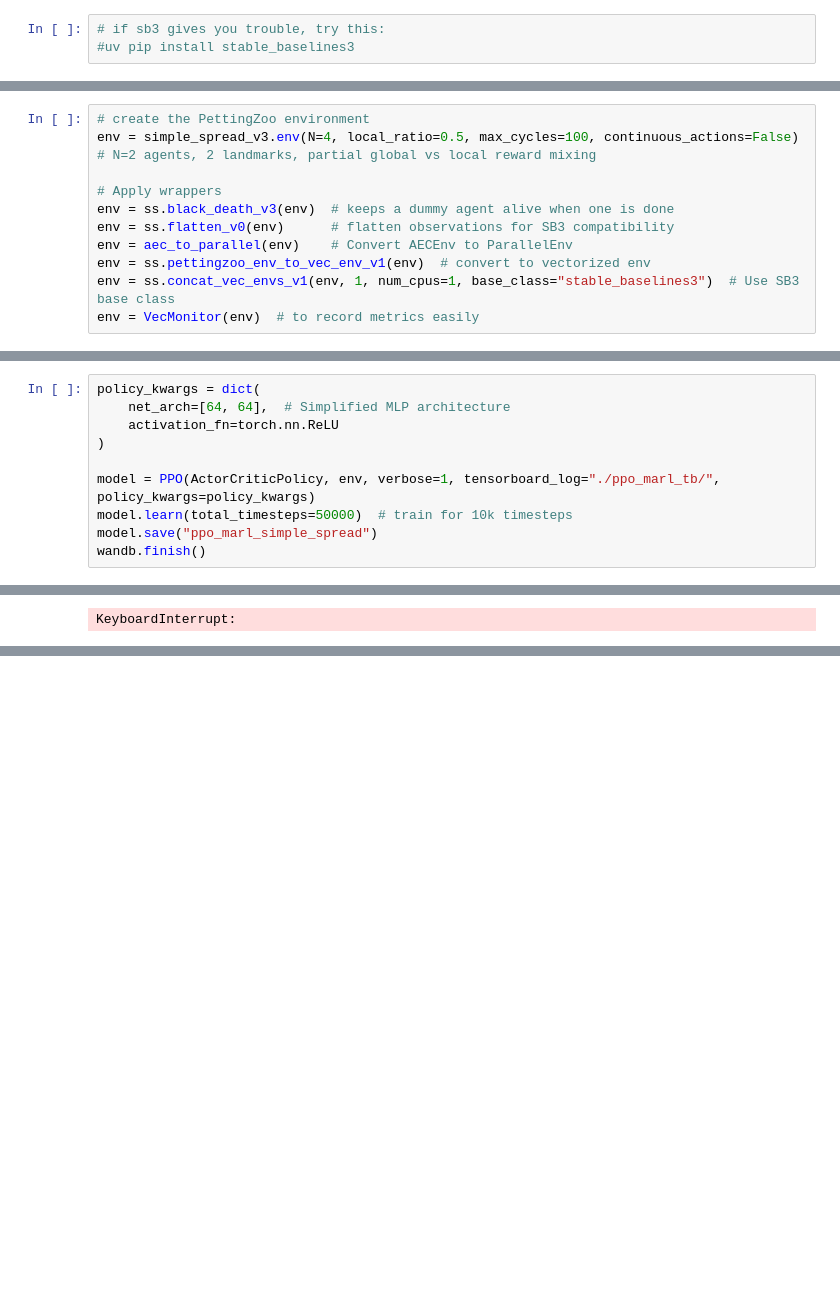
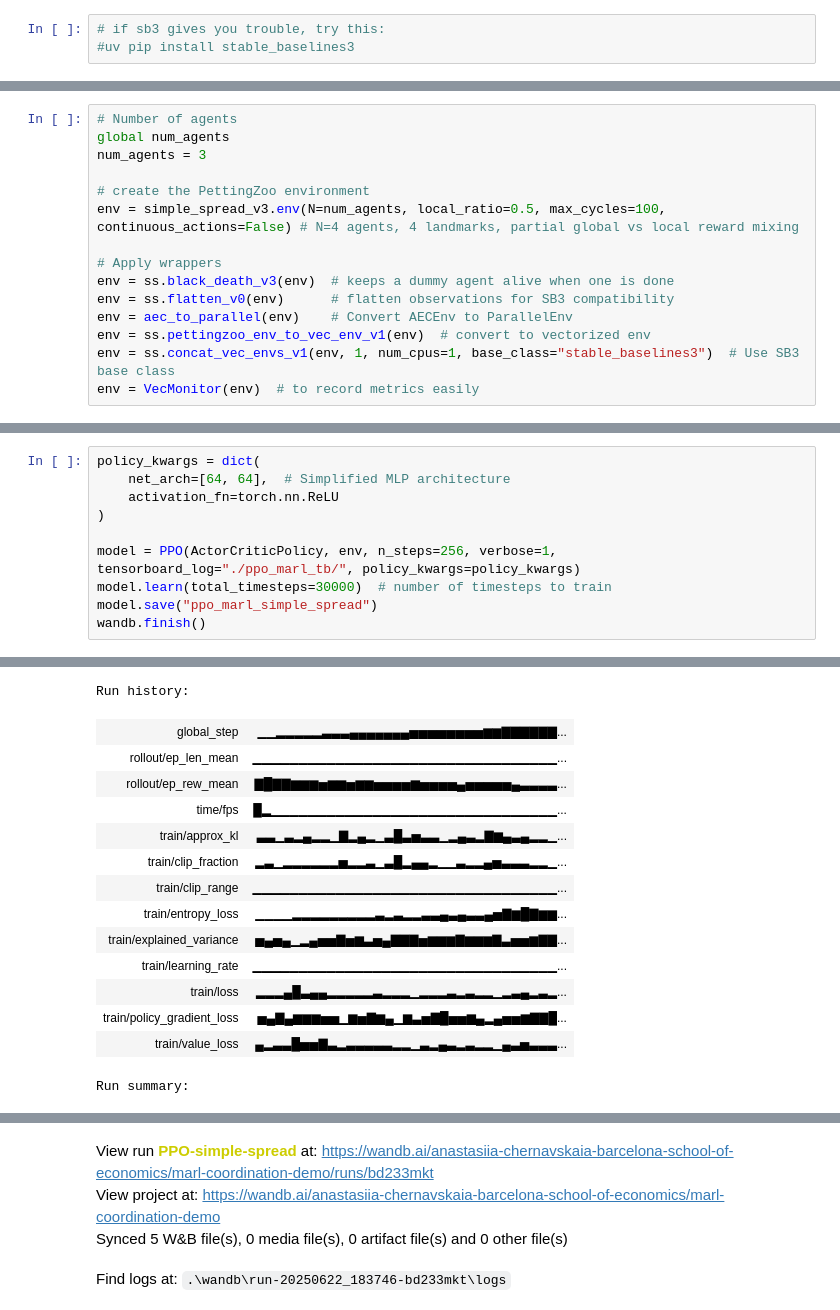
Before and after one commit to ananstr/Multi-Agent-RL-PettingZoo, a Jupyter notebook: MARL_final_project.ipynb, the cells around one changed output, grey strips where cells are left out. Saved outputs shown, nothing was run; the diff lists cells and outputs as text; blank space fills up the shorter version.

```diff
--- a/MARL_final_project.ipynb
+++ b/MARL_final_project.ipynb
@@ -20,6 +40,10 @@ import torch
 # %%
+# Number of agents
+global num_agents
+num_agents = 3
+
 # create the PettingZoo environment
-env = simple_spread_v3.env(N=4, local_ratio=0.5, max_cycles=100, continuous_actions=False) # N=2 agents, 2 landmarks, partial global vs local reward mixing
+env = simple_spread_v3.env(N=num_agents, local_ratio=0.5, max_cycles=100, continuous_actions=False) # N=4 agents, 4 landmarks, partial global vs local reward mixing
 
 # Apply wrappers
 env = ss.black_death_v3(env)  # keeps a dummy agent alive when one is done
@@ -50,8 +79,8 @@ policy_kwargs = dict(
     activation_fn=torch.nn.ReLU
 )
 
-model = PPO(ActorCriticPolicy, env, verbose=1, tensorboard_log="./ppo_marl_tb/", policy_kwargs=policy_kwargs)
-model.learn(total_timesteps=50000)  # train for 10k timesteps
+model = PPO(ActorCriticPolicy, env, n_steps=256, verbose=1, tensorboard_log="./ppo_marl_tb/", policy_kwargs=policy_kwargs)
+model.learn(total_timesteps=30000)  # number of timesteps to train
 model.save("ppo_marl_simple_spread")
 wandb.finish()
 # %% [output]
@@ -59 +105,15 @@ Using cpu device
-KeyboardInterrupt:
+Run history:
+| global_step | ▁▁▂▂▂▂▂▃▃▃▄▄▄▄▄▄▄▅▅▅▅▅▅▅▅▆▆▇▇▇▇▇▇... |
+| rollout/ep_len_mean | ▁▁▁▁▁▁▁▁▁▁▁▁▁▁▁▁▁▁▁▁▁▁▁▁▁▁▁▁▁▁▁▁▁... |
+| rollout/ep_rew_mean | ▇█▇▇▆▆▆▅▆▆▅▆▆▅▅▅▅▆▅▅▅▅▄▅▅▅▅▅▄▃▃▃▃... |
+| time/fps | █▂▁▁▁▁▁▁▁▁▁▁▁▁▁▁▁▁▁▁▁▁▁▁▁▁▁▁▁▁▁▁▁... |
+| train/approx_kl | ▃▃▁▃▂▄▂▂▁▇▂▄▂▁▃█▃▅▃▃▁▂▄▃▂▇▆▄▃▄▂▂▁... |
+| train/clip_fraction | ▂▃▁▂▂▂▂▂▂▅▂▂▃▁▃█▂▄▄▂▁▁▃▂▂▄▅▃▃▃▂▂▁... |
+| train/clip_range | ▁▁▁▁▁▁▁▁▁▁▁▁▁▁▁▁▁▁▁▁▁▁▁▁▁▁▁▁▁▁▁▁▁... |
+| train/entropy_loss | ▁▁▁▁▂▂▂▂▂▂▂▂▂▃▂▃▂▂▃▃▄▃▄▃▃▄▅▇▆█▇▆▆... |
+| train/explained_variance | ▅▄▅▄▁▂▄▅▅▇▅▆▃▅▄▇▇▇▅▆▆▆▇▆▆▆▇▃▅▅▆▇▇... |
+| train/learning_rate | ▁▁▁▁▁▁▁▁▁▁▁▁▁▁▁▁▁▁▁▁▁▁▁▁▁▁▁▁▁▁▁▁▁... |
+| train/loss | ▂▂▂▄█▃▄▄▂▂▂▂▂▃▂▂▂▁▂▂▂▃▂▃▂▂▁▂▃▄▂▃▂... |
+| train/policy_gradient_loss | ▅▄▇▄▆▆▆▅▅▁▆▅▇▆▄▁▆▃▅▇█▅▅▆▄▂▄▅▅▆▇▇█... |
+| train/value_loss | ▄▂▃▃█▅▅▇▃▂▃▃▃▃▃▂▂▁▃▂▄▃▂▃▂▂▁▄▃▅▃▃▃... |
+Run summary:
@@ -59,0 +133,4 @@ KeyboardInterrupt:
+View run PPO-simple-spread at: https://wandb.ai/anastasiia-chernavskaia-barcelona-school-of-economics/marl-coordination-demo/runs/bd233mkt
+View project at: https://wandb.ai/anastasiia-chernavskaia-barcelona-school-of-economics/marl-coordination-demo
+Synced 5 W&B file(s), 0 media file(s), 0 artifact file(s) and 0 other file(s)
+Find logs at: .\wandb\run-20250622_183746-bd233mkt\logs
```
Also changed, not shown: parts of 19 cells of this notebook, 41 other files.
